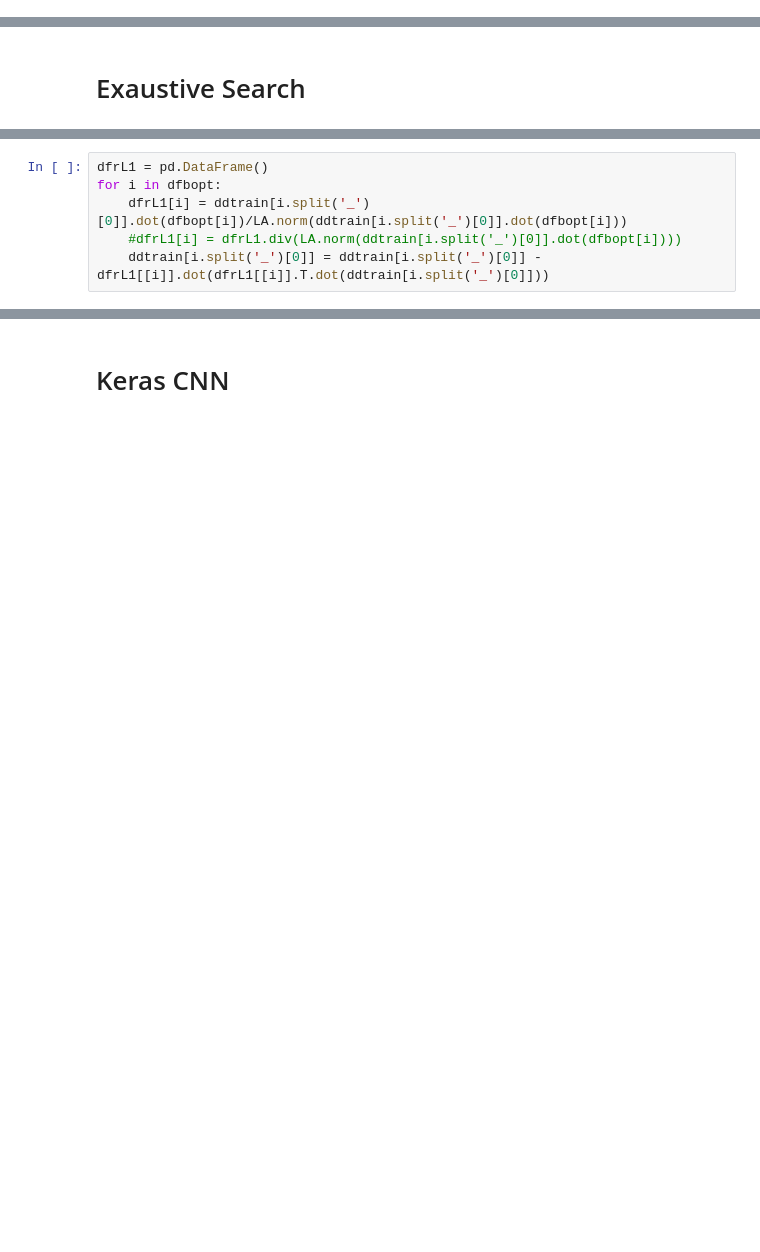
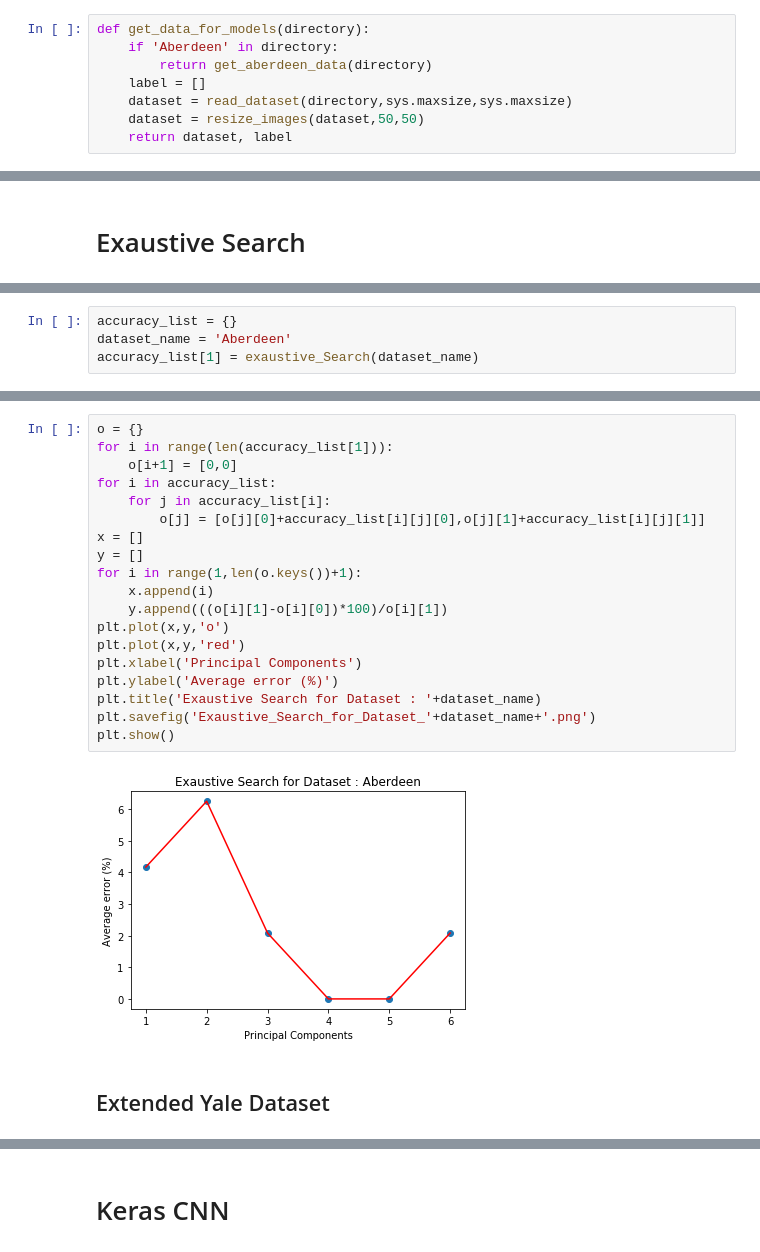
Before and after one commit to amsborse/Face-Recognition, a Jupyter notebook: L1 - PCA Face Recognition.ipynb, the cells around one changed output, grey strips where cells are left out. Saved outputs shown, nothing was run; the diff lists cells and outputs as text; blank space fills up the shorter version.

```diff
--- a/L1 - PCA Face Recognition.ipynb
+++ b/L1 - PCA Face Recognition.ipynb
@@ -1671,0 +450,8 @@ ValueError: Unknown projection '3d'
+# %%
+def get_data_for_models(directory):
+    if 'Aberdeen' in directory:
+        return get_aberdeen_data(directory)
+    label = []
+    dataset = read_dataset(directory,sys.maxsize,sys.maxsize)
+    dataset = resize_images(dataset,50,50)
+    return dataset, label
@@ -1718,6 +629,0 @@ Class : louise
-# %%
-dfrL1 = pd.DataFrame()
-for i in dfbopt:
-    dfrL1[i] = ddtrain[i.split('_')[0]].dot(dfbopt[i])/LA.norm(ddtrain[i.split('_')[0]].dot(dfbopt[i]))
-    #dfrL1[i] = dfrL1.div(LA.norm(ddtrain[i.split('_')[0]].dot(dfbopt[i])))
-    ddtrain[i.split('_')[0]] = ddtrain[i.split('_')[0]] - dfrL1[[i]].dot(dfrL1[[i]].T.dot(ddtrain[i.split('_')[0]]))
@@ -2033,0 +634,4 @@ Total Train Images 104
+# %%
+accuracy_list = {}
+dataset_name = 'Aberdeen'
+accuracy_list[1] = exaustive_Search(dataset_name)
@@ -2033,0 +656,23 @@ Total Train Images 104
+# %%
+o = {}
+for i in range(len(accuracy_list[1])):
+    o[i+1] = [0,0]
+for i in accuracy_list:
+    for j in accuracy_list[i]:
+        o[j] = [o[j][0]+accuracy_list[i][j][0],o[j][1]+accuracy_list[i][j][1]]
+x = []
+y = []
+for i in range(1,len(o.keys())+1):
+    x.append(i)
+    y.append(((o[i][1]-o[i][0])*100)/o[i][1])
+plt.plot(x,y,'o')
+plt.plot(x,y,'red')
+plt.xlabel('Principal Components')
+plt.ylabel('Average error (%)')
+plt.title('Exaustive Search for Dataset : '+dataset_name)
+plt.savefig('Exaustive_Search_for_Dataset_'+dataset_name+'.png')
+plt.show()
+# %% [output]
+[figure, added]
+# %% [markdown]
+## Extended Yale Dataset
```
Also changed, not shown: parts of 310 cells of this notebook.
